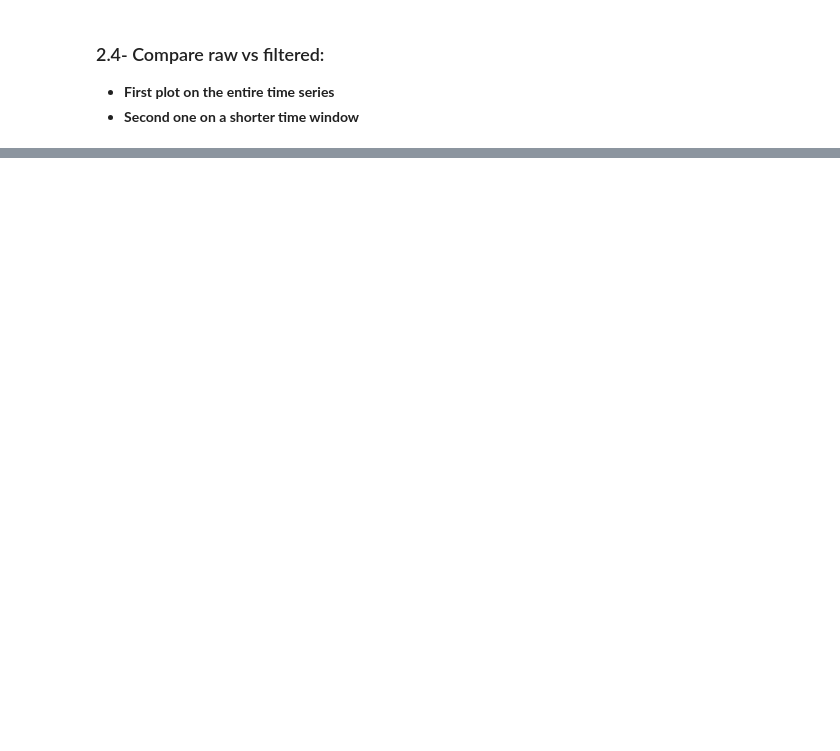
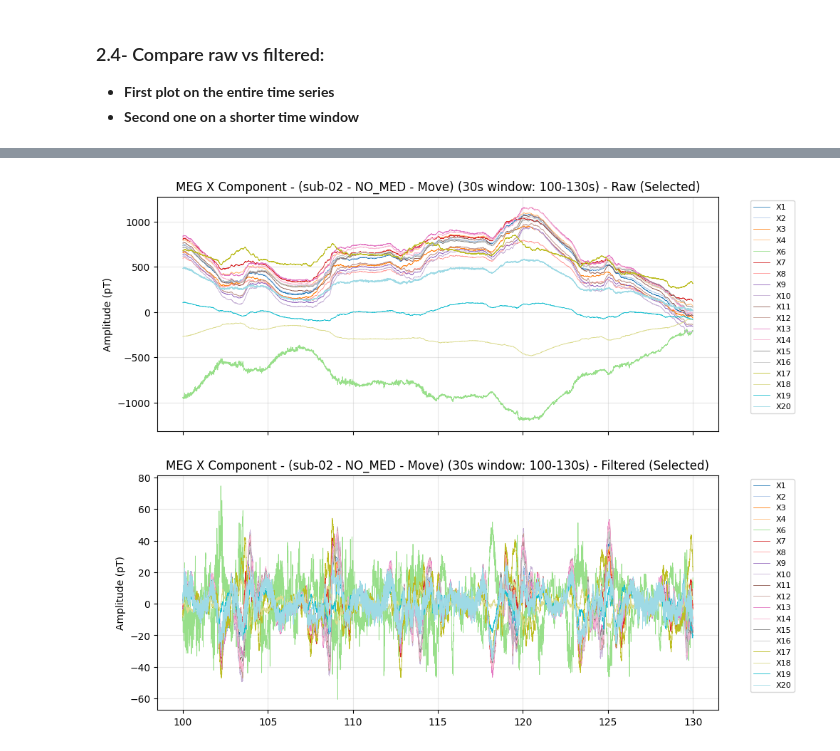
Before and after one commit to jgvhabets/lid_opm, a Jupyter notebook: MEG-EMG-Analysis/Code/notebook/sub-02_preprocessing.ipynb, the cells around one changed output, grey strips where cells are left out. Cells and saved outputs as stored; diff of their text form; code cells hidden in the pictures; blank space fills up the shorter version.

```diff
--- a/MEG-EMG-Analysis/Code/notebook/sub-02_preprocessing.ipynb
+++ b/MEG-EMG-Analysis/Code/notebook/sub-02_preprocessing.ipynb
@@ -310,0 +326,30 @@ plot_channels_comparison(
+# %%
+# ---- PLOT ON A SHORTER TIME WINDOW ----
+
+# Let's define the time window parameters
+WINDOW_DURATION = 30  # seconds
+START_TIME = 100      # start time
+
+# Create boolean mask and time window
+raw_mask, raw_time_window = create_time_window_mask(MEG_TIME, START_TIME, WINDOW_DURATION)
+
+# Apply mask to channel data
+raw_X_data_window = raw_X_data[:, raw_mask]
+filtered_X_data_window = filtered_X_data[:, raw_mask]
+
+# Plot comparison for the selected time window
+plot_channels_comparison(
+    time_0=raw_time_window,
+    time_1=raw_time_window,
+    raw_channels=raw_X_data_window,
+    filtered_channels=filtered_X_data_window,
+    raw_labels=MEG_X_CHANNELS,
+    filtered_labels=MEG_X_CHANNELS,
+    colors=COLORS[:len(MEG_X_CHANNELS)],
+    rec_label=f"({SUBJECT_ID} - {SETUP} - {CONDITION}) ({WINDOW_DURATION}s window: {START_TIME}-{START_TIME + WINDOW_DURATION}s)",
+    y_label="Amplitude (pT)",
+    axis_label="X",
+    sync_ylim=False
+)
+# %% [output]
+[figure, added]
```
Also changed, not shown: parts of 15 cells of this notebook, 2 other files.
